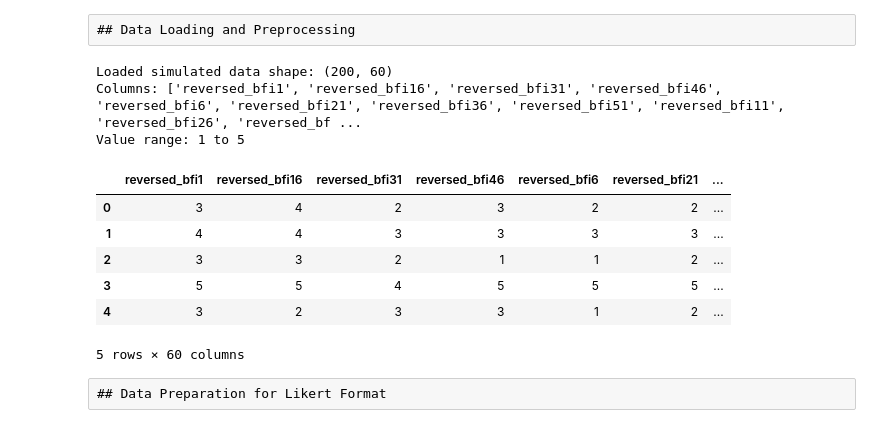
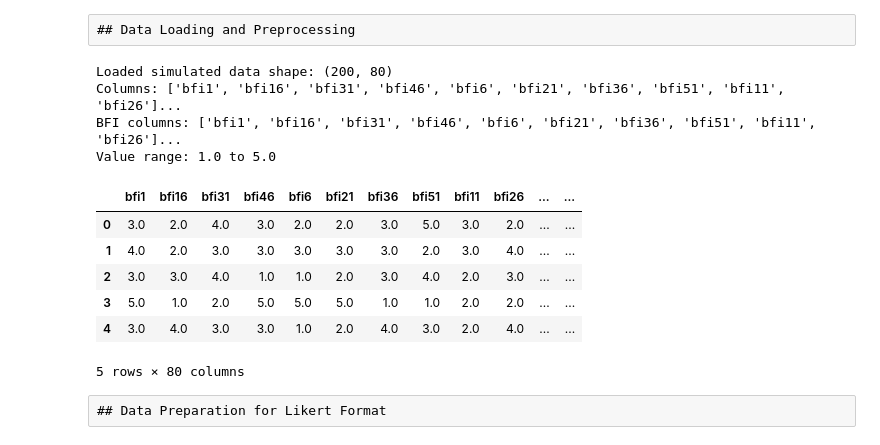
Before and after one commit to muhua-h/Psychometrics4AI, a Jupyter notebook: multi_model_studies/study_3/study_3_likert_multi_model_simulation.ipynb, the cells around one changed output. Saved outputs shown, nothing was run; the diff lists cells and outputs as text; code cells hidden in the pictures.

Commit message:
added study 3 likert and expanded

```diff
--- a/multi_model_studies/study_3/study_3_likert_multi_model_simulation.ipynb
+++ b/multi_model_studies/study_3/study_3_likert_multi_model_simulation.ipynb
@@ -60,27 +60,29 @@ Analysis started at: 2025-07-12 22:47:01
 ## Data Loading and Preprocessing
 # %%
 # Load the statistically simulated BFI-2 data
-data_path = Path('study3_simulated_data.csv')
+data_path = Path('facet_lvl_simulated_data.csv')
 if not data_path.exists():
     print(f"Simulated data file not found at {data_path}")
-    print("Please run study_3_statistical_simulation.py first to generate the data")
+    print("Please run bfi2_facet_level_parameter_extraction_and_simulation.py first to generate the data")
     raise FileNotFoundError(f"Data file not found: {data_path}")
 
 data = pd.read_csv(data_path)
 print(f"Loaded simulated data shape: {data.shape}")
-print(f"Columns: {list(data.columns)}")
-print(f"Value range: {data.min().min()} to {data.max().max()}")
+print(f"Columns: {list(data.columns[:10])}...")  # Show first 10 columns
+print(f"BFI columns: {[col for col in data.columns if col.startswith('bfi') and col.replace('bfi', '').replace('_', '').isdigit()][:10]}...")  # Show BFI item columns
+print(f"Value range: {data[[col for col in data.columns if col.startswith('bfi') and col.replace('bfi', '').replace('_', '').isdigit()]].min().min()} to {data[[col for col in data.columns if col.startswith('bfi') and col.replace('bfi', '').replace('_', '').isdigit()]].max().max()}")
 data.head()
 # %% [output]
-Loaded simulated data shape: (200, 60)
-Columns: ['reversed_bfi1', 'reversed_bfi16', 'reversed_bfi31', 'reversed_bfi46', 'reversed_bfi6', 'reversed_bfi21', 'reversed_bfi36', 'reversed_bfi51', 'reversed_bfi11', 'reversed_bfi26', 'reversed_bf ...
-Value range: 1 to 5
+Loaded simulated data shape: (200, 80)
+Columns: ['bfi1', 'bfi16', 'bfi31', 'bfi46', 'bfi6', 'bfi21', 'bfi36', 'bfi51', 'bfi11', 'bfi26']...
+BFI columns: ['bfi1', 'bfi16', 'bfi31', 'bfi46', 'bfi6', 'bfi21', 'bfi36', 'bfi51', 'bfi11', 'bfi26']...
+Value range: 1.0 to 5.0
-|  | reversed_bfi1 | reversed_bfi16 | reversed_bfi31 | reversed_bfi46 | reversed_bfi6 | reversed_bfi21 | ... |
-| 0 | 3 | 4 | 2 | 3 | 2 | 2 | ... |
-| 1 | 4 | 4 | 3 | 3 | 3 | 3 | ... |
-| 2 | 3 | 3 | 2 | 1 | 1 | 2 | ... |
-| 3 | 5 | 5 | 4 | 5 | 5 | 5 | ... |
-| 4 | 3 | 2 | 3 | 3 | 1 | 2 | ... |
+|  | bfi1 | bfi16 | bfi31 | bfi46 | bfi6 | bfi21 | bfi36 | bfi51 | bfi11 | bfi26 | ... | ... |
+| 0 | 3.0 | 2.0 | 4.0 | 3.0 | 2.0 | 2.0 | 3.0 | 5.0 | 3.0 | 2.0 | ... | ... |
+| 1 | 4.0 | 2.0 | 3.0 | 3.0 | 3.0 | 3.0 | 3.0 | 2.0 | 3.0 | 4.0 | ... | ... |
+| 2 | 3.0 | 3.0 | 4.0 | 1.0 | 1.0 | 2.0 | 3.0 | 4.0 | 2.0 | 3.0 | ... | ... |
+| 3 | 5.0 | 1.0 | 2.0 | 5.0 | 5.0 | 5.0 | 1.0 | 1.0 | 2.0 | 2.0 | ... | ... |
+| 4 | 3.0 | 4.0 | 3.0 | 3.0 | 1.0 | 2.0 | 4.0 | 3.0 | 2.0 | 4.0 | ... | ... |
-5 rows × 60 columns
+5 rows × 80 columns
 # %% [raw]
 ## Data Preparation for Likert Format
```
Also changed, not shown: parts of 8 cells of this notebook, 11 other files.
